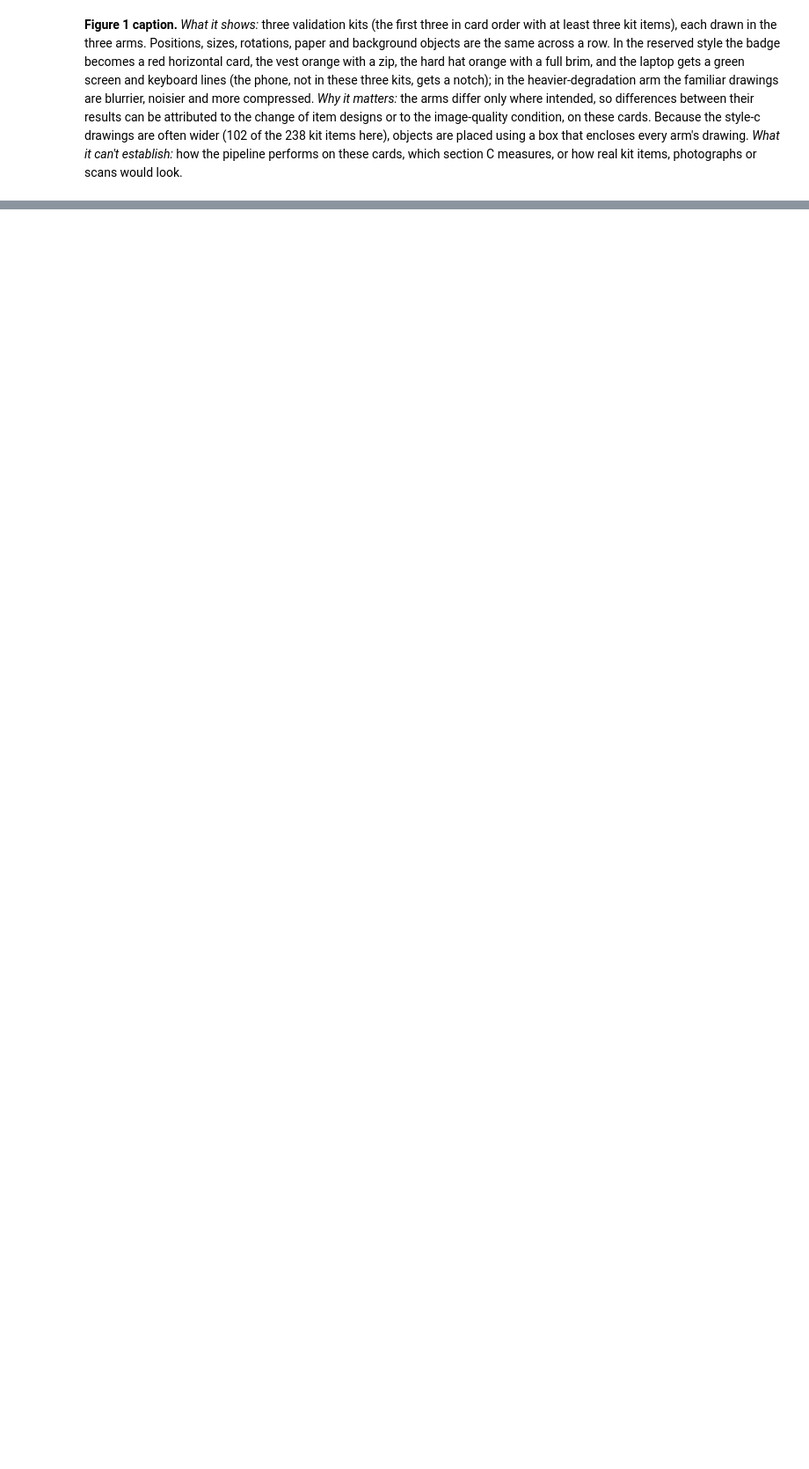
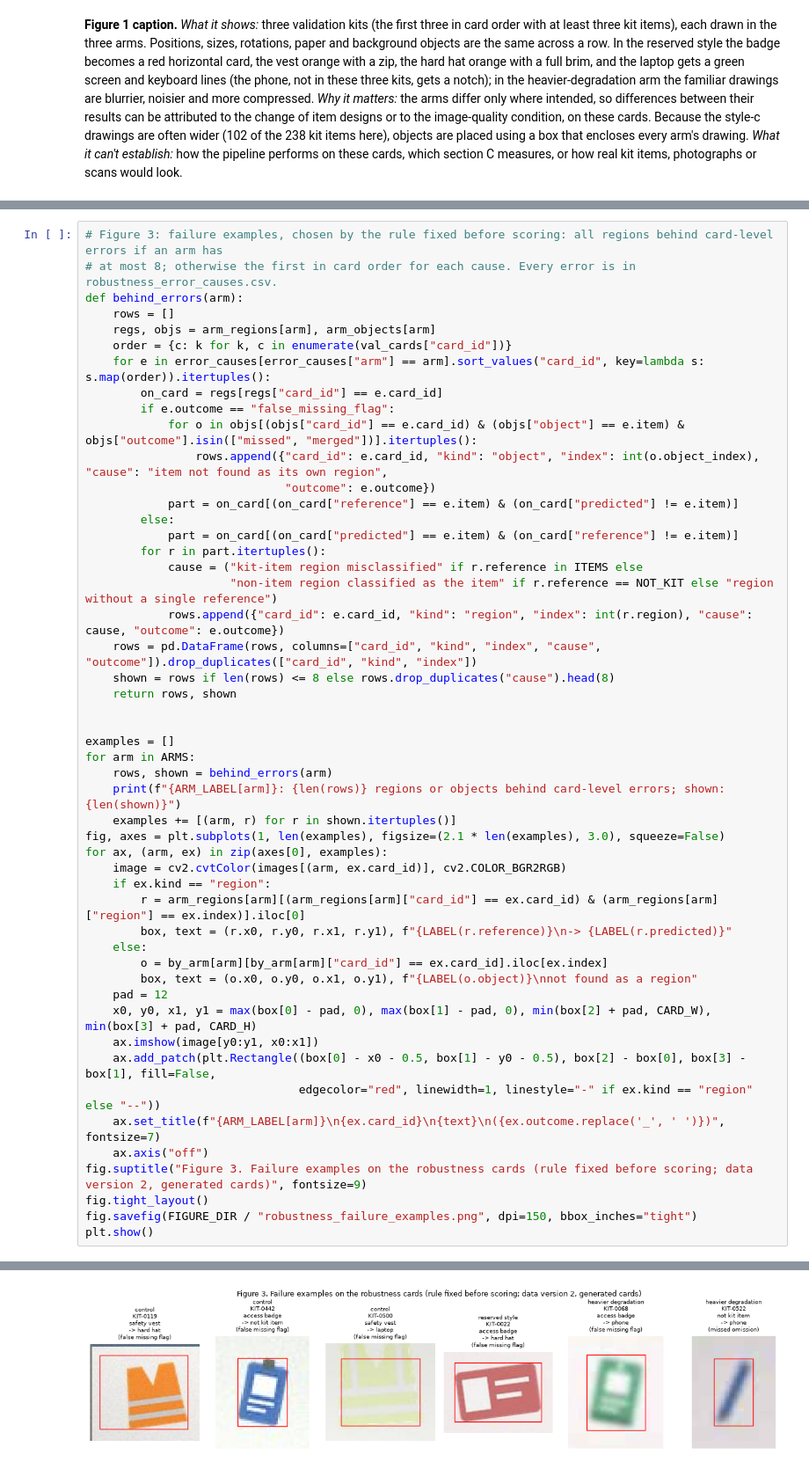
Before and after one commit to isabellemclean1001-blip/AIDA_Izzy_HR_Onboarding_Project-review, a Jupyter notebook: AIDA-2154/final-project/analysis/05_robustness.ipynb, the cells around one changed output, grey strips where cells are left out. Shown at 88% size. Saved outputs shown, nothing was run; the diff lists cells and outputs as text; blank space fills up the shorter version.

```diff
--- a/AIDA-2154/final-project/analysis/05_robustness.ipynb
+++ b/AIDA-2154/final-project/analysis/05_robustness.ipynb
@@ -599,0 +933,51 @@ plt.show()
+# %%
+# Figure 3: failure examples, chosen by the rule fixed before scoring: all regions behind card-level errors if an arm has
+# at most 8; otherwise the first in card order for each cause. Every error is in robustness_error_causes.csv.
+def behind_errors(arm):
+    rows = []
+    regs, objs = arm_regions[arm], arm_objects[arm]
+    order = {c: k for k, c in enumerate(val_cards["card_id"])}
+    for e in error_causes[error_causes["arm"] == arm].sort_values("card_id", key=lambda s: s.map(order)).itertuples():
+        on_card = regs[regs["card_id"] == e.card_id]
+        if e.outcome == "false_missing_flag":
+            for o in objs[(objs["card_id"] == e.card_id) & (objs["object"] == e.item) & objs["outcome"].isin(["missed", "merged"])].itertuples():
+                rows.append({"card_id": e.card_id, "kind": "object", "index": int(o.object_index), "cause": "item not found as its own region",
+                             "outcome": e.outcome})
+            part = on_card[(on_card["reference"] == e.item) & (on_card["predicted"] != e.item)]
+        else:
+            part = on_card[(on_card["predicted"] == e.item) & (on_card["reference"] != e.item)]
+        for r in part.itertuples():
+            cause = ("kit-item region misclassified" if r.reference in ITEMS else
+                     "non-item region classified as the item" if r.reference == NOT_KIT else "region without a single reference")
+            rows.append({"card_id": e.card_id, "kind": "region", "index": int(r.region), "cause": cause, "outcome": e.outcome})
+    rows = pd.DataFrame(rows, columns=["card_id", "kind", "index", "cause", "outcome"]).drop_duplicates(["card_id", "kind", "index"])
+    shown = rows if len(rows) <= 8 else rows.drop_duplicates("cause").head(8)
+    return rows, shown
+
+
+examples = []
+for arm in ARMS:
+    rows, shown = behind_errors(arm)
+    print(f"{ARM_LABEL[arm]}: {len(rows)} regions or objects behind card-level errors; shown: {len(shown)}")
+    examples += [(arm, r) for r in shown.itertuples()]
+fig, axes = plt.subplots(1, len(examples), figsize=(2.1 * len(examples), 3.0), squeeze=False)
+for ax, (arm, ex) in zip(axes[0], examples):
+    image = cv2.cvtColor(images[(arm, ex.card_id)], cv2.COLOR_BGR2RGB)
+    if ex.kind == "region":
+        r = arm_regions[arm][(arm_regions[arm]["card_id"] == ex.card_id) & (arm_regions[arm]["region"] == ex.index)].iloc[0]
+        box, text = (r.x0, r.y0, r.x1, r.y1), f"{LABEL(r.reference)}\n-> {LABEL(r.predicted)}"
+    else:
+        o = by_arm[arm][by_arm[arm]["card_id"] == ex.card_id].iloc[ex.index]
+        box, text = (o.x0, o.y0, o.x1, o.y1), f"{LABEL(o.object)}\nnot found as a region"
+    pad = 12
+    x0, y0, x1, y1 = max(box[0] - pad, 0), max(box[1] - pad, 0), min(box[2] + pad, CARD_W), min(box[3] + pad, CARD_H)
+    ax.imshow(image[y0:y1, x0:x1])
+    ax.add_patch(plt.Rectangle((box[0] - x0 - 0.5, box[1] - y0 - 0.5), box[2] - box[0], box[3] - box[1], fill=False,
+                               edgecolor="red", linewidth=1, linestyle="-" if ex.kind == "region" else "--"))
+    ax.set_title(f"{ARM_LABEL[arm]}\n{ex.card_id}\n{text}\n({ex.outcome.replace('_', ' ')})", fontsize=7)
+    ax.axis("off")
+fig.suptitle("Figure 3. Failure examples on the robustness cards (rule fixed before scoring; data version 2, generated cards)", fontsize=9)
+fig.tight_layout()
+fig.savefig(FIGURE_DIR / "robustness_failure_examples.png", dpi=150, bbox_inches="tight")
+plt.show()
+# %% [output]
@@ -599,0 +987 @@ plt.show()
+[figure, added]
```
Also changed, not shown: parts of 8 cells of this notebook.
